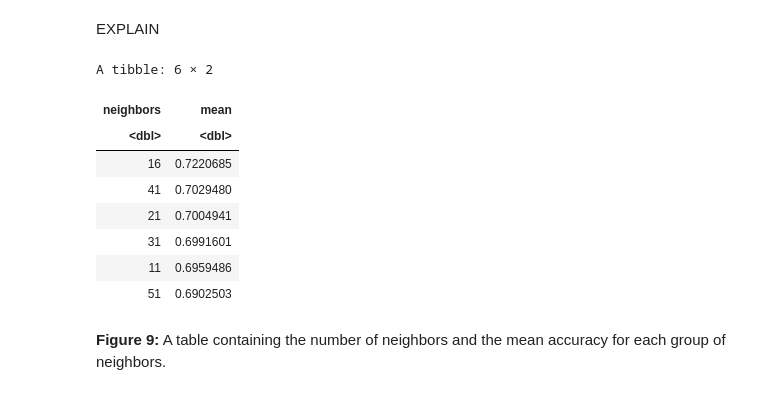
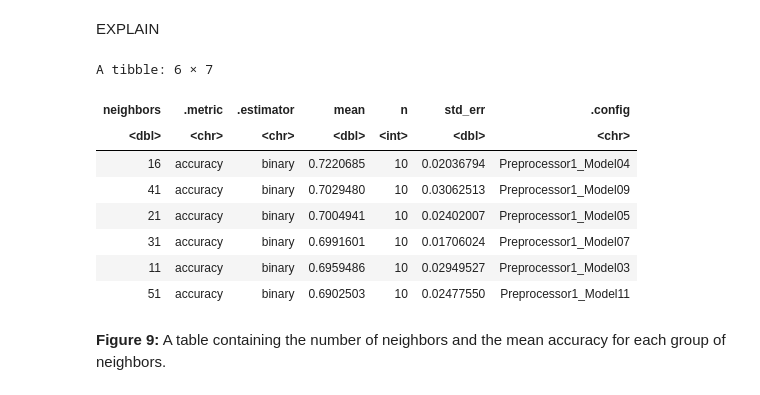
Before and after one commit to bkoschel/heart_disease, a Jupyter notebook: dsci-project.ipynb, the cells around one changed output. Cells and saved outputs as stored; diff of their text form; code cells hidden in the pictures.

```diff
--- a/dsci-project.ipynb
+++ b/dsci-project.ipynb
@@ -263,44 +265,43 @@ EXPLAIN
 # %%
 set.seed(1)
 
 # K-nearest neighbors model specification
 knn_spec <- nearest_neighbor(weight_func = "rectangular", neighbors = tune()) |>
     set_engine("kknn") |>
     set_mode("classification")
 
 # standardizing the data
 heart_recipe <- recipe(diagnosis ~ thalach + age, data = heart_training) |>
     step_scale(all_predictors()) |>
     step_scale(all_predictors())
 
 # 10 folded-cross validation
 heart_vfold <- vfold_cv(heart_training, v = 10, strata = diagnosis)
 
 k_vals <- tibble(neighbors = seq(from = 1, to = 100, by = 5))
 
 # creating the workflow and collecting the metrics
 knn_result <- workflow() |>
     add_recipe(heart_recipe) |>
     add_model(knn_spec) |>
     tune_grid(resamples = heart_vfold, grid = k_vals) |>
     collect_metrics()
 
-# filtering for accuracy and selecting for neighbours
+# filtering for accuracy and descending order based off mean
 accuracies <- knn_result |>
     filter(.metric == "accuracy") |>
-    select(neighbors, mean) |>
     arrange(desc(mean))
 head(accuracies)
 # %% [output]
-A tibble: 6 × 2
+A tibble: 6 × 7
-| neighbors | mean |
-| <dbl> | <dbl> |
-| 16 | 0.7220685 |
-| 41 | 0.7029480 |
-| 21 | 0.7004941 |
-| 31 | 0.6991601 |
-| 11 | 0.6959486 |
-| 51 | 0.6902503 |
+| neighbors | .metric | .estimator | mean | n | std_err | .config |
+| <dbl> | <chr> | <chr> | <dbl> | <int> | <dbl> | <chr> |
+| 16 | accuracy | binary | 0.7220685 | 10 | 0.02036794 | Preprocessor1_Model04 |
+| 41 | accuracy | binary | 0.7029480 | 10 | 0.03062513 | Preprocessor1_Model09 |
+| 21 | accuracy | binary | 0.7004941 | 10 | 0.02402007 | Preprocessor1_Model05 |
+| 31 | accuracy | binary | 0.6991601 | 10 | 0.01706024 | Preprocessor1_Model07 |
+| 11 | accuracy | binary | 0.6959486 | 10 | 0.02949527 | Preprocessor1_Model03 |
+| 51 | accuracy | binary | 0.6902503 | 10 | 0.02477550 | Preprocessor1_Model11 |
 # %% [markdown]
 **Figure 9:** A table containing the number of neighbors and the mean accuracy for each group of neighbors.
 # %% [markdown]
```
Also changed, not shown: parts of 4 cells of this notebook.
